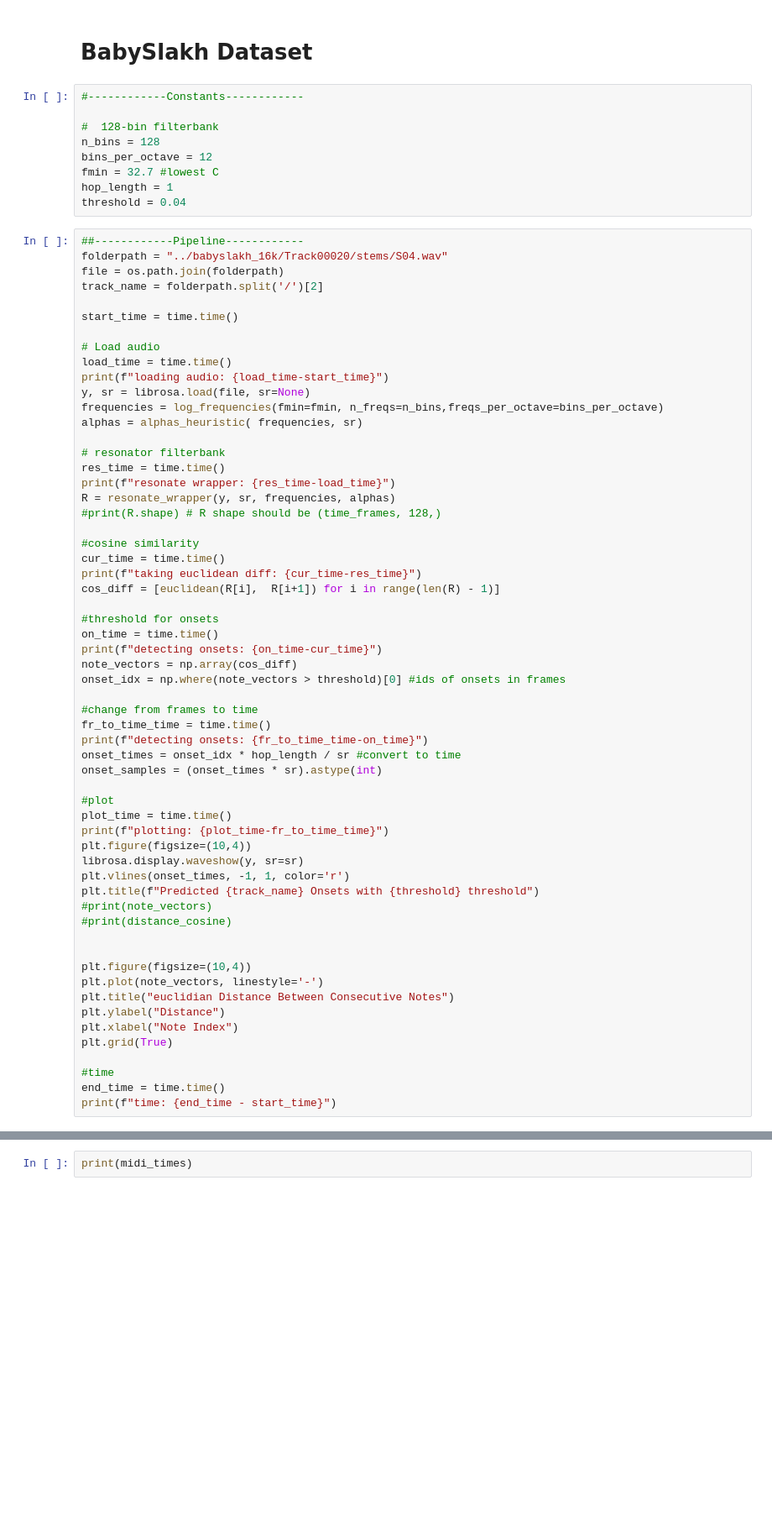
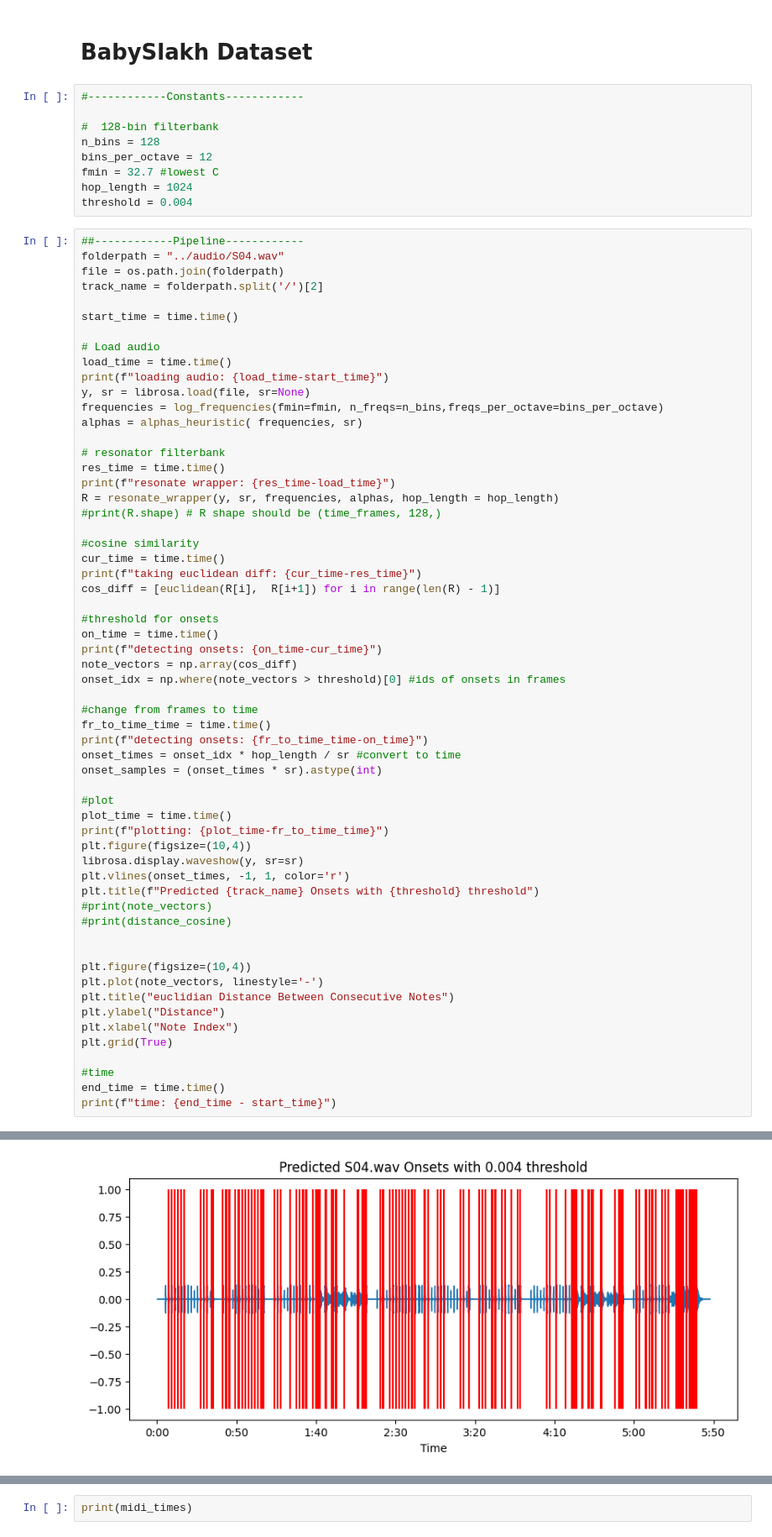
Before and after one commit to sophieelin/noFFT, a Jupyter notebook: notebooks/Chromas-test.ipynb, the cells around one changed output, grey strips where cells are left out. Shown at 84% size. Drawn from its saved outputs; the diff is of its cells as text; blank space fills up the shorter version.

```diff
--- a/notebooks/Chromas-test.ipynb
+++ b/notebooks/Chromas-test.ipynb
@@ -183,11 +189,11 @@ print(gt_onset_samples)
 n_bins = 128
 bins_per_octave = 12
 fmin = 32.7 #lowest C
-hop_length = 1
-threshold = 0.04
+hop_length = 1024
+threshold = 0.004
 # %%
 ##------------Pipeline------------
-folderpath = "../babyslakh_16k/Track00020/stems/S04.wav"
+folderpath = "../audio/S04.wav"
 file = os.path.join(folderpath)
 track_name = folderpath.split('/')[2]
 
@@ -203,7 +209,7 @@ alphas = alphas_heuristic( frequencies, sr)
 # resonator filterbank
 res_time = time.time()
 print(f"resonate wrapper: {res_time-load_time}")
-R = resonate_wrapper(y, sr, frequencies, alphas)
+R = resonate_wrapper(y, sr, frequencies, alphas, hop_length = hop_length)
 #print(R.shape) # R shape should be (time_frames, 128,)
 
 #cosine similarity
@@ -260,0 +268 @@ time: 35.01170825958252
+[figure, added]
```
Also changed, not shown: parts of 20 cells of this notebook, 1 other file.
